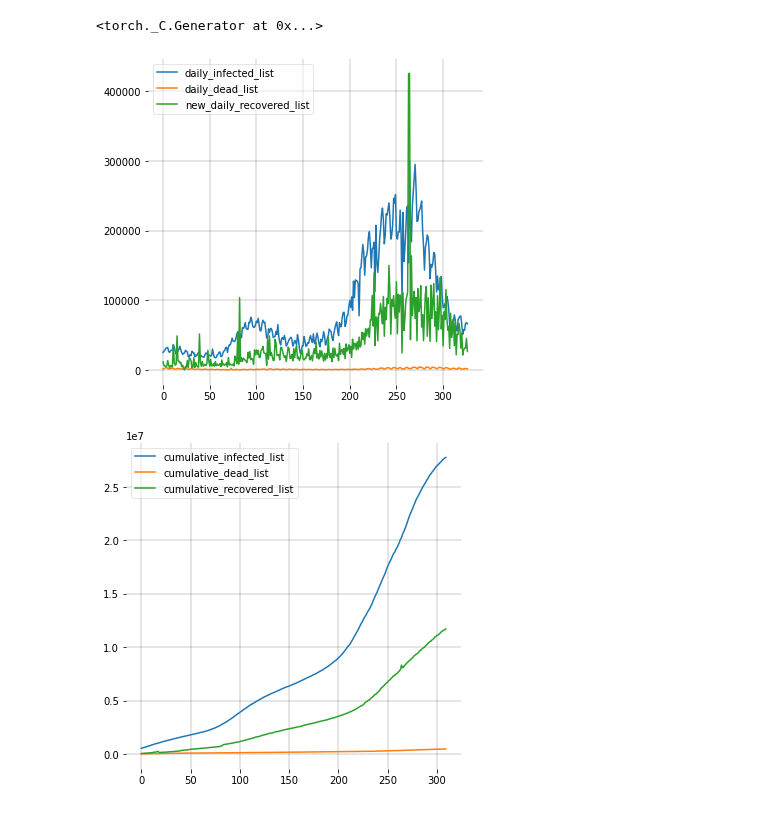
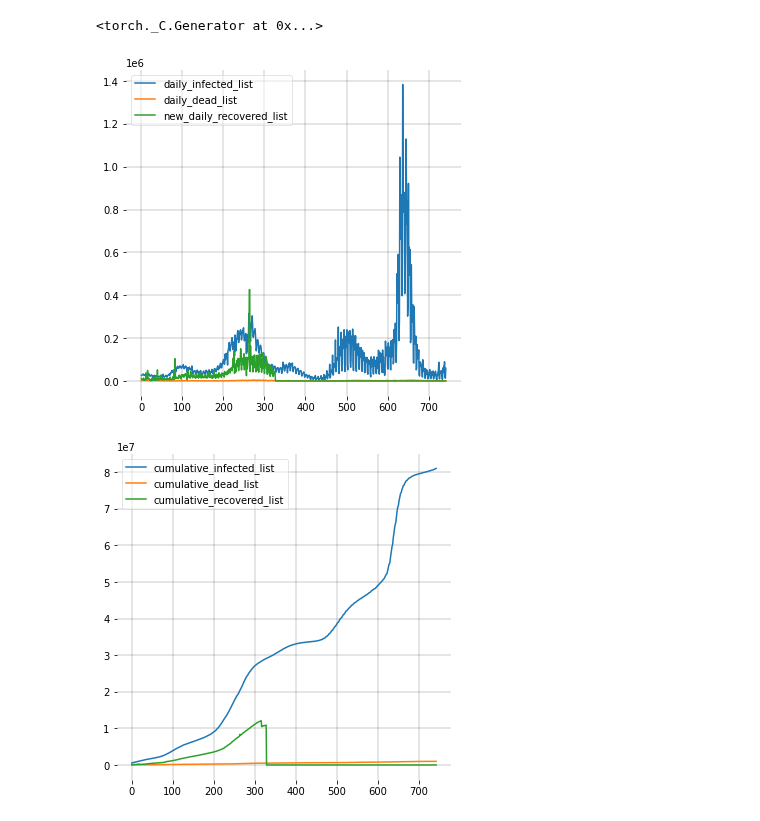
Before and after one commit to jhgoblue/covid-19-pbl, a Jupyter notebook: sidrv-data-organnize.ipynb, the cells around one changed output. Cells and saved outputs as stored; diff of their text form; code cells hidden in the pictures.

Commit message:
Kaggle Notebook | SIDRV-data-organnize | US_SID_all, R_300+

```diff
--- a/sidrv-data-organnize.ipynb
+++ b/sidrv-data-organnize.ipynb
@@ -23,17 +23,18 @@ daily_infected_list = []
 daily_dead_list = []
 daily_recovered_list = []
 
-fnames = os.listdir('../input/dinncovid/Experiments/real_data/csse_covid_19_daily_reports_us')
-
+fnames = os.listdir('../input/cssegisanddatacovid19/csse_covid_19_data/csse_covid_19_daily_reports_us')
+fnames.remove('README.md')
 #order file names
 def sortkey(x):
     parts = re.split('-', x.replace(".csv", ""))
+    #print(parts)
     return [int(parts[2]), int(parts[0]), int(parts[1])]
 
 sorted_fnames = sorted(fnames, key=sortkey)
 
 for file_name in sorted_fnames:
-    df = pd.read_csv(f'../input/dinncovid/Experiments/real_data/csse_covid_19_daily_reports_us/{file_name}' )
+    df = pd.read_csv(f'../input/cssegisanddatacovid19/csse_covid_19_data/csse_covid_19_daily_reports_us/{file_name}' )
     df.replace(np.nan, 0)
 
     deaths = df['Deaths'].sum()
@@ -62,21 +63,21 @@ for n, i in enumerate(new_daily_recovered_list):
 # %%
 fig = plt.figure(figsize=(6,6))
 
 ax = fig.add_subplot(111, facecolor='#dddddd', axisbelow=True)
 ax.set_facecolor('xkcd:white')
 
-plt.plot(daily_infected_list[:327], label = 'daily_infected_list')
-plt.plot(daily_dead_list[:327], label = 'daily_dead_list')
-plt.plot(new_daily_recovered_list[:327], label = 'new_daily_recovered_list')
+plt.plot(daily_infected_list, label = 'daily_infected_list')
+plt.plot(daily_dead_list, label = 'daily_dead_list')
+plt.plot(new_daily_recovered_list, label = 'new_daily_recovered_list')
 
 ax.grid(b=True, which='major', c='black', lw=0.2, ls='-')
 legend = ax.legend()
 legend.get_frame().set_alpha(0.5)
 for spine in ('top', 'right', 'bottom', 'left'):
     ax.spines[spine].set_visible(False)
 plt.show();
 # %% [output]
-[figure, old version]
+[figure, new version]
 # %%
 N = 328e6
 
@@ -90,9 +91,9 @@ ax = fig.add_subplot(111, facecolor='#dddddd', axisbelow=True)
 ax.set_facecolor('xkcd:white')
 
 # plt.plot(cumulative_susceptible_list[:310], label = 'cumulative_susceptible_list')
-plt.plot(cumulative_infected_list[:310], label = 'cumulative_infected_list')
-plt.plot(cumulative_dead_list[:310], label = 'cumulative_dead_list')
-plt.plot(cumulative_recovered_list[:310], label = 'cumulative_recovered_list')
+plt.plot(cumulative_infected_list, label = 'cumulative_infected_list')
+plt.plot(cumulative_dead_list, label = 'cumulative_dead_list')
+plt.plot(cumulative_recovered_list, label = 'cumulative_recovered_list')
 
 ax.grid(b=True, which='major', c='black', lw=0.2, ls='-')
 legend = ax.legend()
@@ -101,7 +102,7 @@ for spine in ('top', 'right', 'bottom', 'left'):
     ax.spines[spine].set_visible(False)
 plt.show();
 # %% [output]
-[figure, old version]
+[figure, new version]
 # %%
 #save as csv files
 
```
